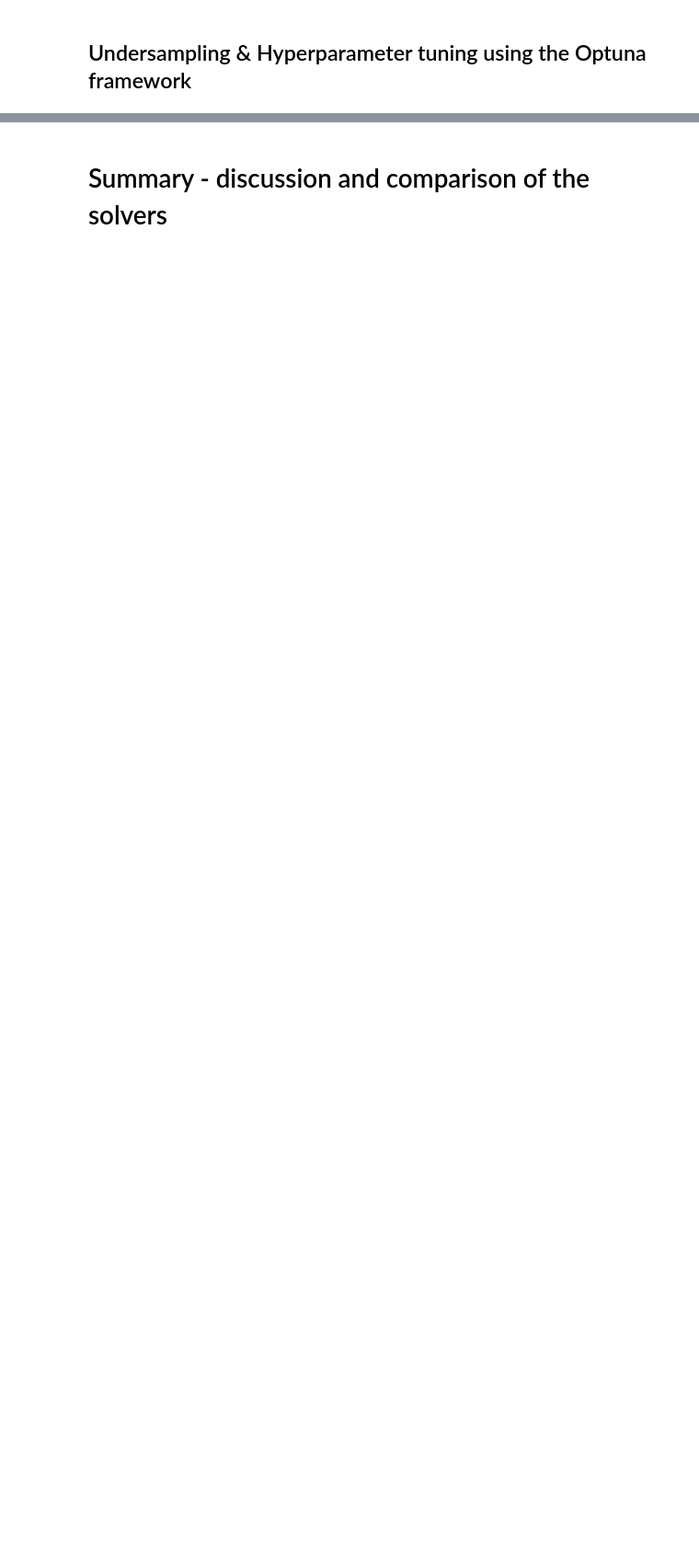
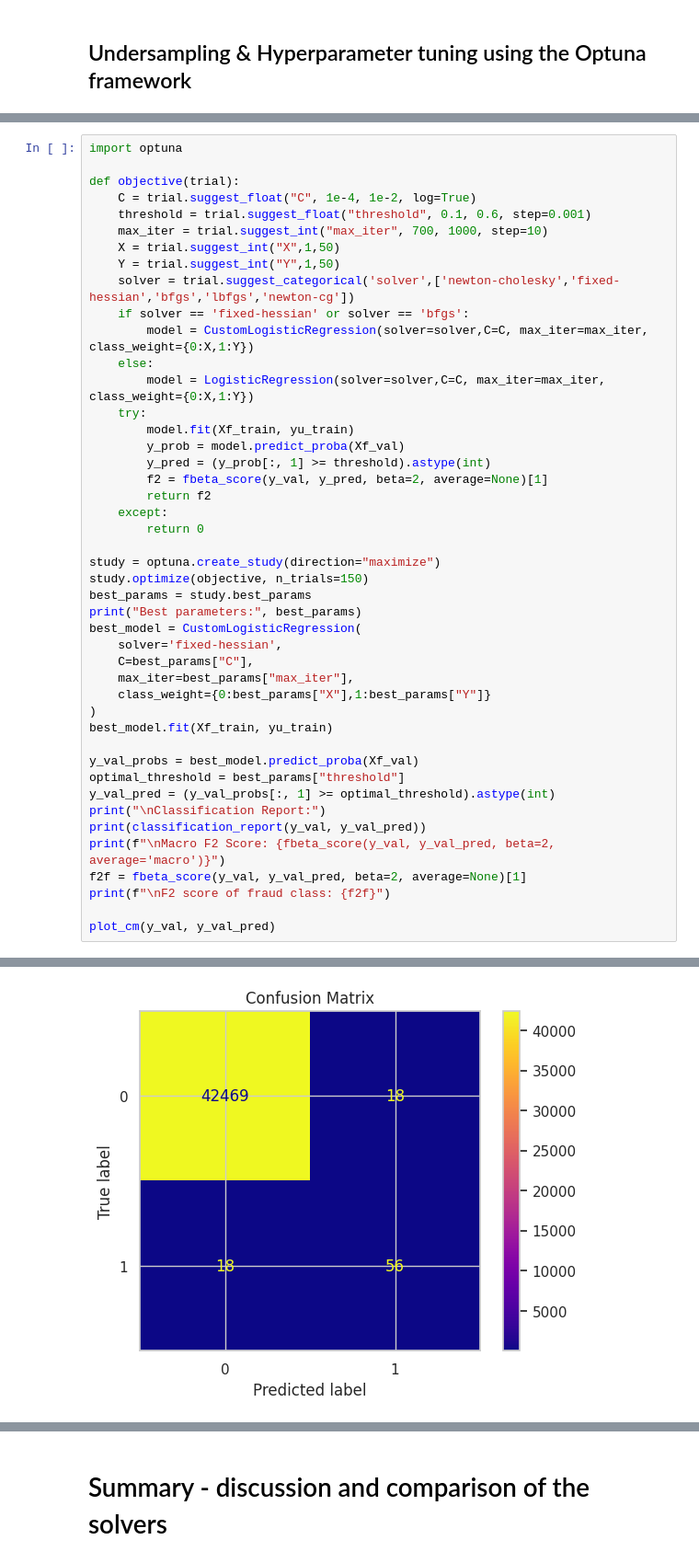
Before and after one commit to andWeirdFishes/Analysis-of-Different-Numeric-Solvers-for-Logistic-Regression-for-Credit-Card-Fraud-Detection, a Jupyter notebook: model.ipynb, the cells around one changed output, grey strips where cells are left out. Shown at 92% size. Saved outputs shown, nothing was run; the diff lists cells and outputs as text; blank space fills up the shorter version.

```diff
--- a/model.ipynb
+++ b/model.ipynb
@@ -1029,0 +716,46 @@ Again, we don't seem to notice any relevant improvement of the model's performan
+# %%
+import optuna
+
+def objective(trial):
+    C = trial.suggest_float("C", 1e-4, 1e-2, log=True)
+    threshold = trial.suggest_float("threshold", 0.1, 0.6, step=0.001)
+    max_iter = trial.suggest_int("max_iter", 700, 1000, step=10)
+    X = trial.suggest_int("X",1,50)
+    Y = trial.suggest_int("Y",1,50)
+    solver = trial.suggest_categorical('solver',['newton-cholesky','fixed-hessian','bfgs','lbfgs','newton-cg'])
+    if solver == 'fixed-hessian' or solver == 'bfgs':
+        model = CustomLogisticRegression(solver=solver,C=C, max_iter=max_iter, class_weight={0:X,1:Y})
+    else:
+        model = LogisticRegression(solver=solver,C=C, max_iter=max_iter, class_weight={0:X,1:Y})
+    try:
+        model.fit(Xf_train, yu_train)
+        y_prob = model.predict_proba(Xf_val)
+        y_pred = (y_prob[:, 1] >= threshold).astype(int)
+        f2 = fbeta_score(y_val, y_pred, beta=2, average=None)[1]
+        return f2
+    except:
+        return 0
+
+study = optuna.create_study(direction="maximize")
+study.optimize(objective, n_trials=150)
+best_params = study.best_params
+print("Best parameters:", best_params)
+best_model = CustomLogisticRegression(
+    solver='fixed-hessian',
+    C=best_params["C"],
+    max_iter=best_params["max_iter"],
+    class_weight={0:best_params["X"],1:best_params["Y"]}
+)
+best_model.fit(Xf_train, yu_train)
+
+y_val_probs = best_model.predict_proba(Xf_val)
+optimal_threshold = best_params["threshold"]
+y_val_pred = (y_val_probs[:, 1] >= optimal_threshold).astype(int)
+print("\nClassification Report:")
+print(classification_report(y_val, y_val_pred))
+print(f"\nMacro F2 Score: {fbeta_score(y_val, y_val_pred, beta=2, average='macro')}")
+f2f = fbeta_score(y_val, y_val_pred, beta=2, average=None)[1]
+print(f"\nF2 score of fraud class: {f2f}")
+
+plot_cm(y_val, y_val_pred)
+# %% [output]
@@ -1029,0 +795 @@ Again, we don't seem to notice any relevant improvement of the model's performan
+[figure, added]
```
Also changed, not shown: parts of 28 cells of this notebook.
